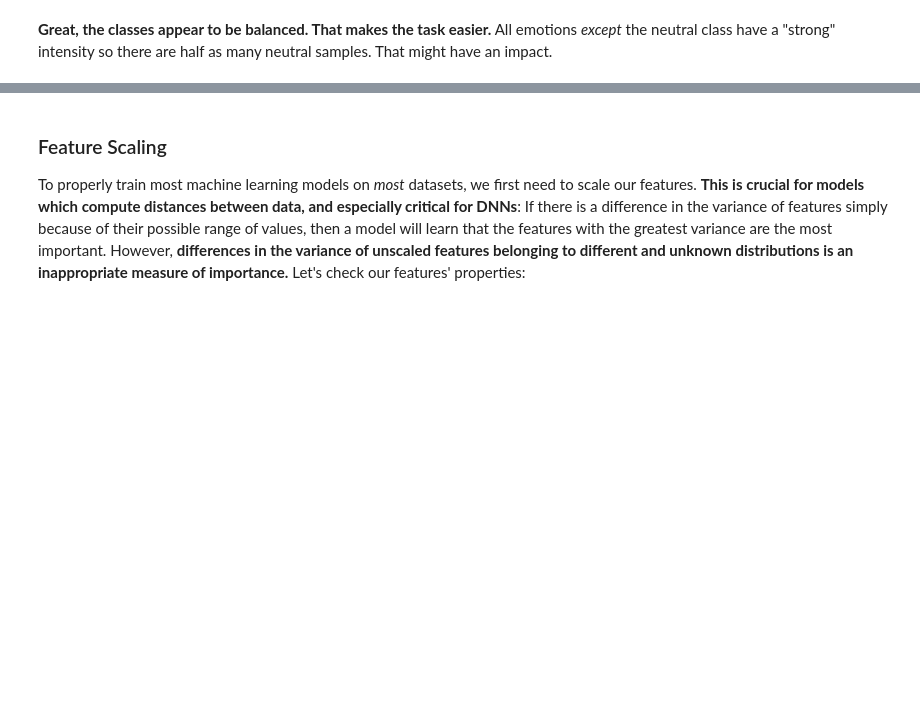
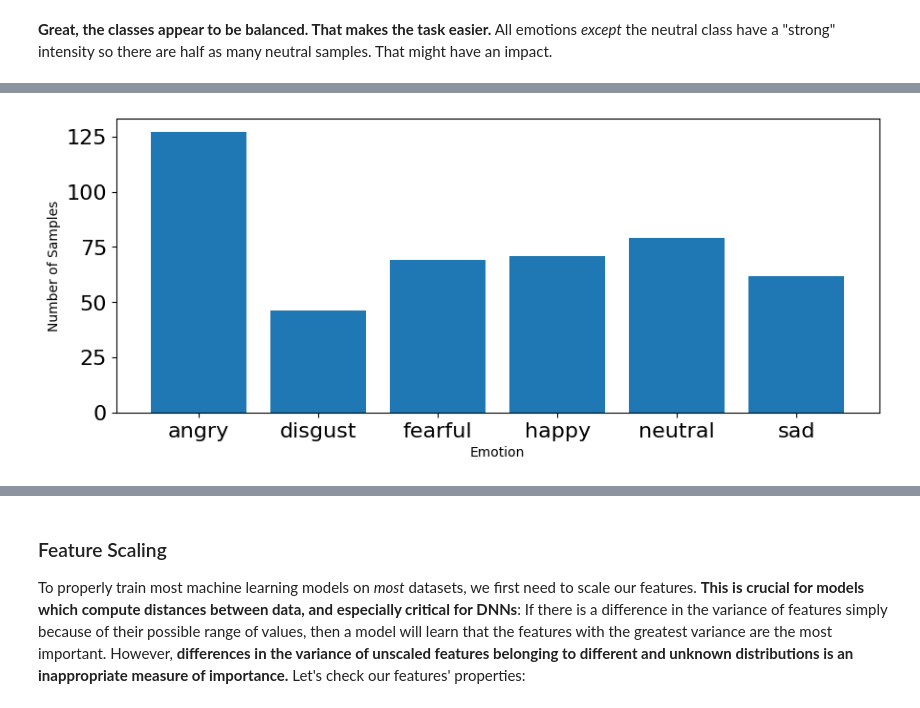
Before and after one commit to shaaagri/iat481-wk3, a Jupyter notebook: Week_3_MachineLearning.ipynb, the cells around one changed output, grey strips where cells are left out. Drawn from its saved outputs; the diff is of its cells as text; code cells hidden in the pictures; blank space fills up the shorter version.

```diff
--- a/Week_3_MachineLearning.ipynb
+++ b/Week_3_MachineLearning.ipynb
@@ -391,0 +396,4 @@ plot_emotions(emotions_ravd)
+# %%
+features_emodb=pd.read_excel('/content/drive/MyDrive/IAT481/Wk3/CachedData/featuresEmoDB.xlsx',index_col=0)
+emotions_emodb=pd.read_excel('/content/drive/MyDrive/IAT481/Wk3/CachedData/emotionsEmoDB.xlsx',index_col=0)
+genders_emodb=pd.read_excel('/content/drive/MyDrive/IAT481/Wk3/CachedData/gendersEmoDB.xlsx',index_col=0)
@@ -391,0 +410,4 @@ plot_emotions(emotions_ravd)
+# %%
+plot_emotions(emotions_emodb)
+# %% [output]
+[figure, added]
```
Also changed, not shown: parts of 5 cells of this notebook.
